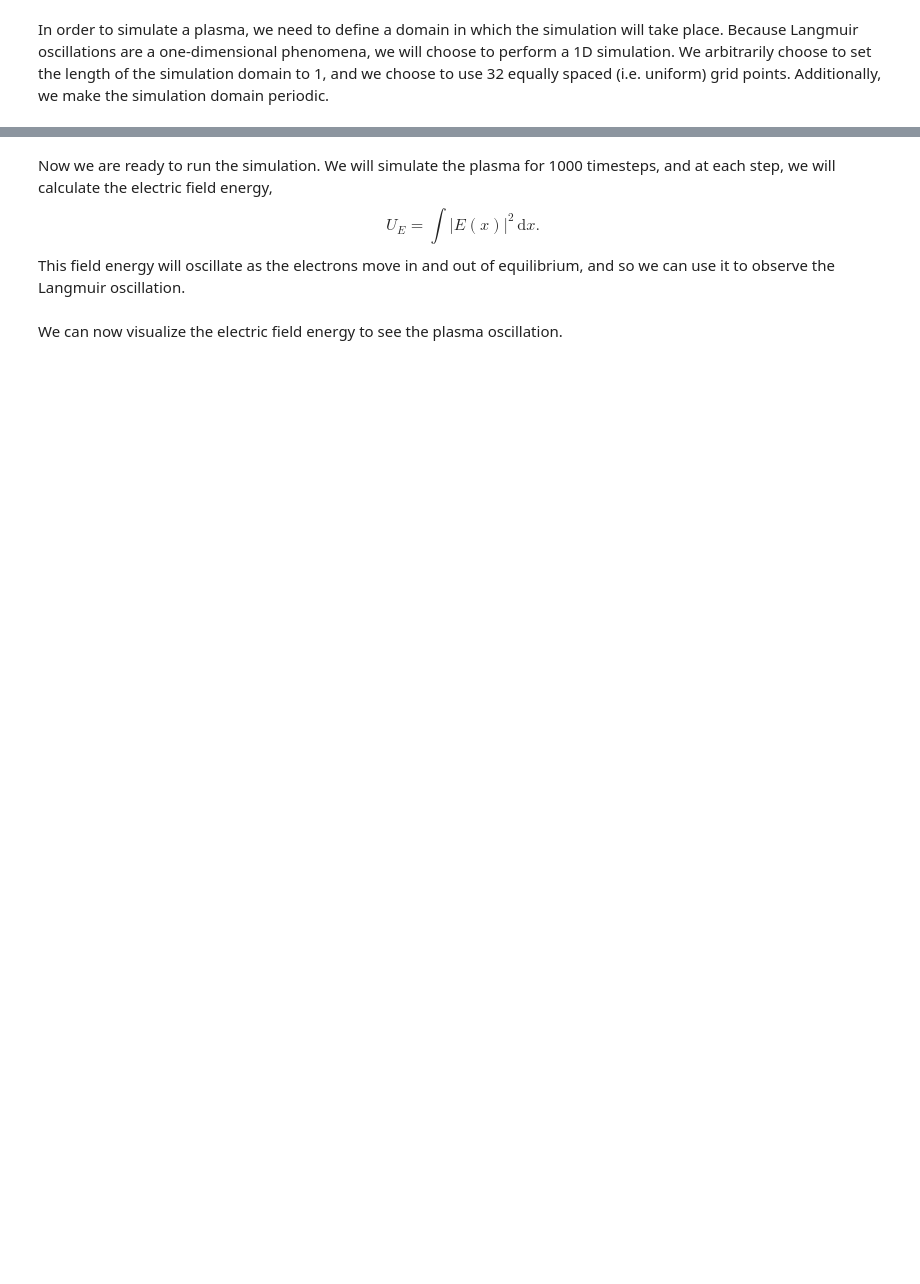
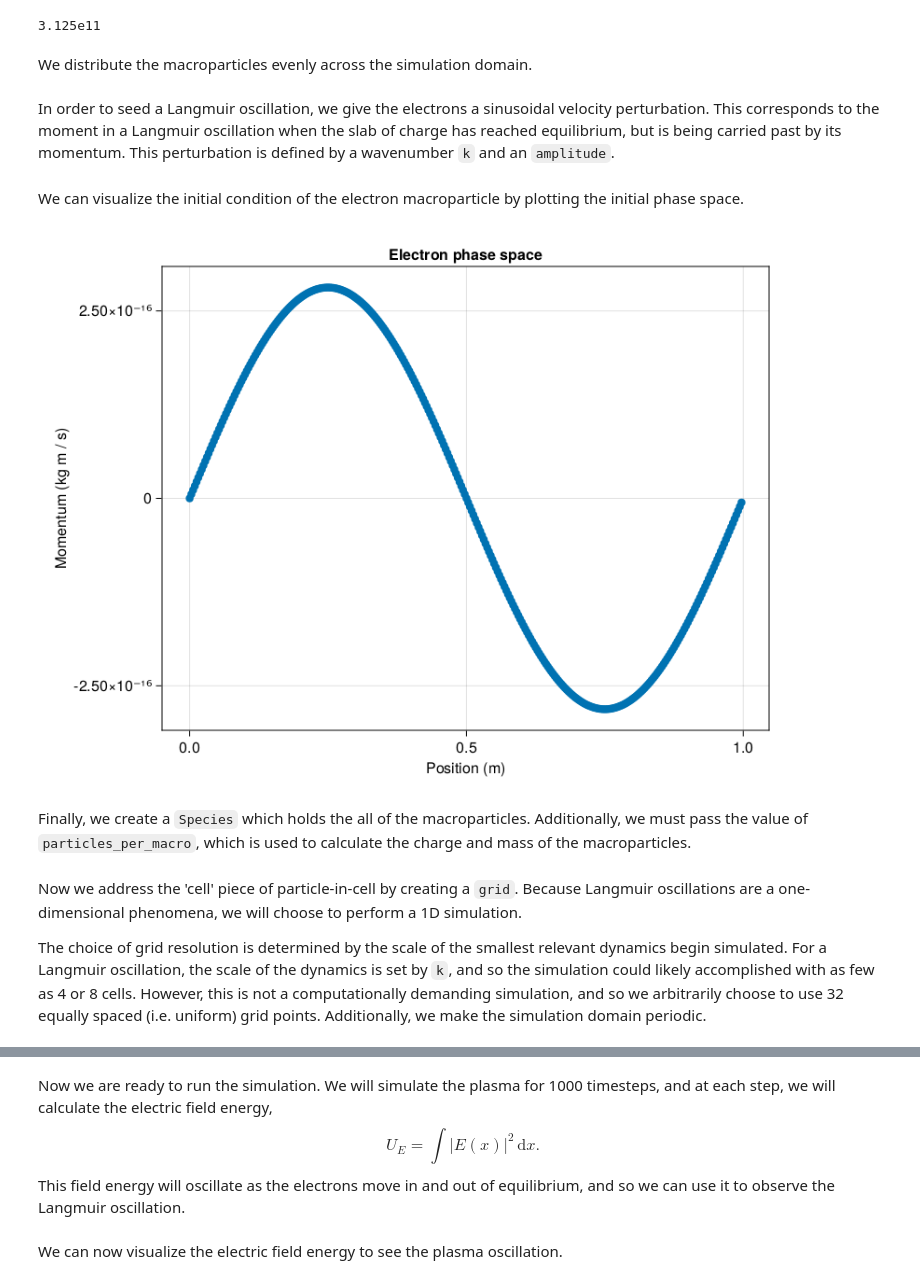
Before and after one commit to JuliaPlasma/ParticleInCell.jl, a Jupyter notebook: dev/examples/tutorial/langmuir_oscillation.ipynb, the cells around one changed output, grey strips where cells are left out. Saved outputs shown, nothing was run; the diff lists cells and outputs as text; code cells hidden in the pictures; blank space fills up the shorter version.

```diff
--- a/dev/examples/tutorial/langmuir_oscillation.ipynb
+++ b/dev/examples/tutorial/langmuir_oscillation.ipynb
@@ -25,0 +41,40 @@ CairoMakie.activate!(type = "svg") # hide
+# %%
+sim_length = 1.0
+nom_density = 1e14
+num_macroparticles = 320
+particles_per_macro = nom_density * sim_length / num_macroparticles
+# %% [output]
+3.125e11
+# %% [markdown]
+We distribute the macroparticles evenly across the simulation domain.
+# %%
+positions = collect(0:num_macroparticles-1) ./ num_macroparticles;
+# %% [markdown]
+In order to seed a Langmuir oscillation, we give the electrons a sinusoidal velocity
+perturbation. This corresponds to the moment in a Langmuir oscillation when the slab of
+charge has reached equilibrium, but is being carried past by its momentum. This
+perturbation is defined by a wavenumber `k` and an `amplitude`.
+# %%
+k = 1
+amplitude = 1e3
+elec_mass = 9e-31
+momentums = (particles_per_macro * elec_mass * amplitude) .* sin.(positions .* k .* 2pi);
+# %% [markdown]
+We can visualize the initial condition of the electron macroparticle by plotting the
+initial phase space.
+# %%
+scatter(
+    positions,
+    momentums;
+    axis = (;
+        title = "Electron phase space",
+        xlabel = "Position (m)",
+        ylabel = "Momentum (kg m / s)",
+    ),
+)
+# %% [output]
+[figure, added]
+# %% [markdown]
+Finally, we create a `Species` which holds the all of the macroparticles. Additionally,
+we must pass the value of `particles_per_macro`, which is used to calculate the charge
+and mass of the macroparticles.
@@ -26,8 +83,10 @@ CairoMakie.activate!(type = "svg") # hide
 # %% [markdown]
-In order to simulate a plasma, we need to define a domain in which the
-simulation will take place. Because Langmuir oscillations are a
-one-dimensional phenomena, we will choose to perform a 1D simulation. We
-arbitrarily choose to set the length of the simulation domain to 1, and we
-choose to use 32 equally spaced (i.e. uniform) grid points. Additionally, we
-make the simulation domain periodic.
+Now we address the 'cell' piece of particle-in-cell by creating a `grid`. Because Langmuir
+oscillations are a one-dimensional phenomena, we will choose to perform a 1D simulation.
+
+The choice of grid resolution is determined by the scale of the smallest relevant dynamics
+begin simulated. For a Langmuir oscillation, the scale of the dynamics is set by `k`, and
+so the simulation could likely accomplished with as few as 4 or 8 cells. However, this is
+not a computationally demanding simulation, and so we arbitrarily choose to use 32 equally
+spaced (i.e. uniform) grid points. Additionally, we make the simulation domain periodic.
 # %%
```
Also changed, not shown: parts of 27 cells of this notebook, 15 other files.
